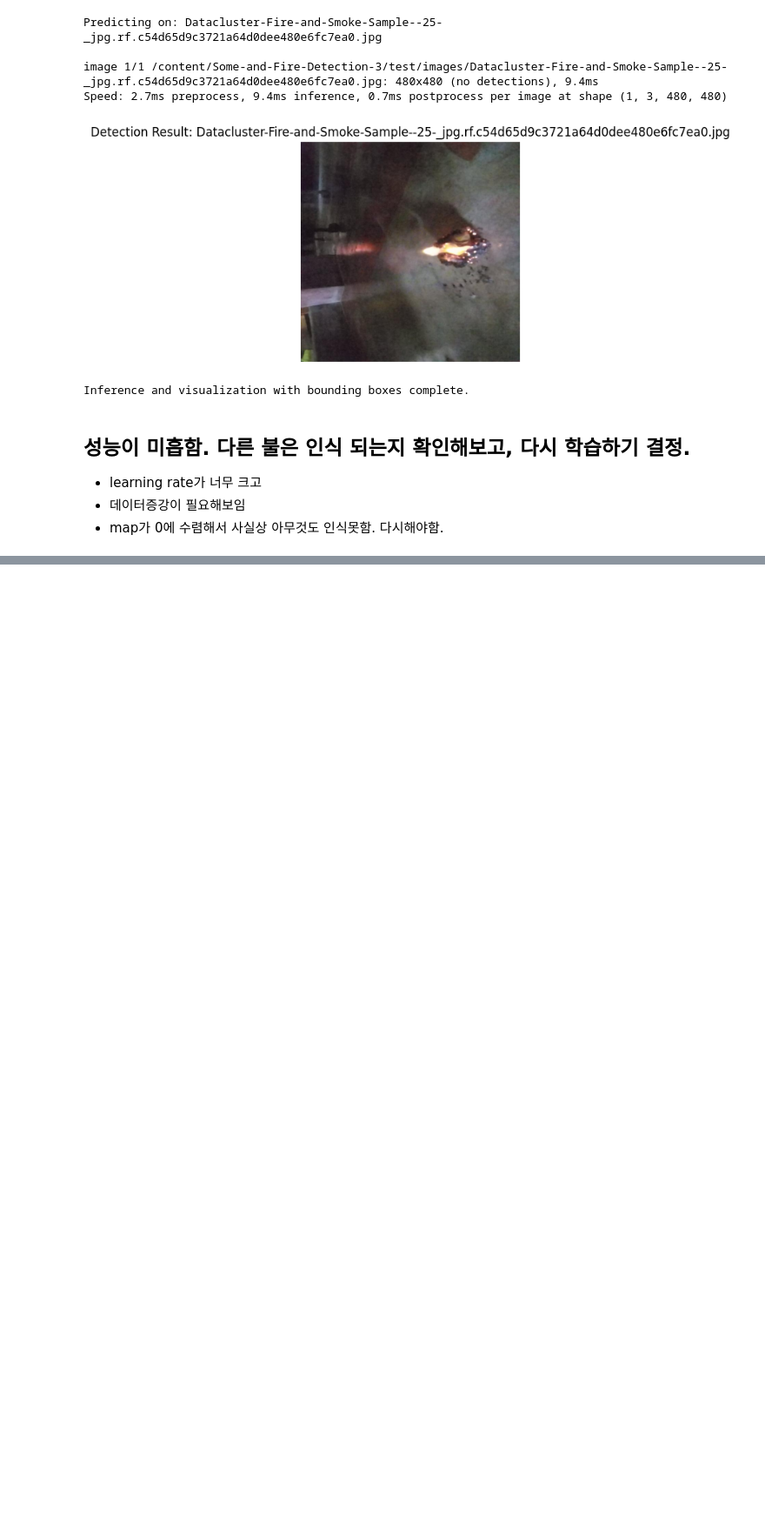
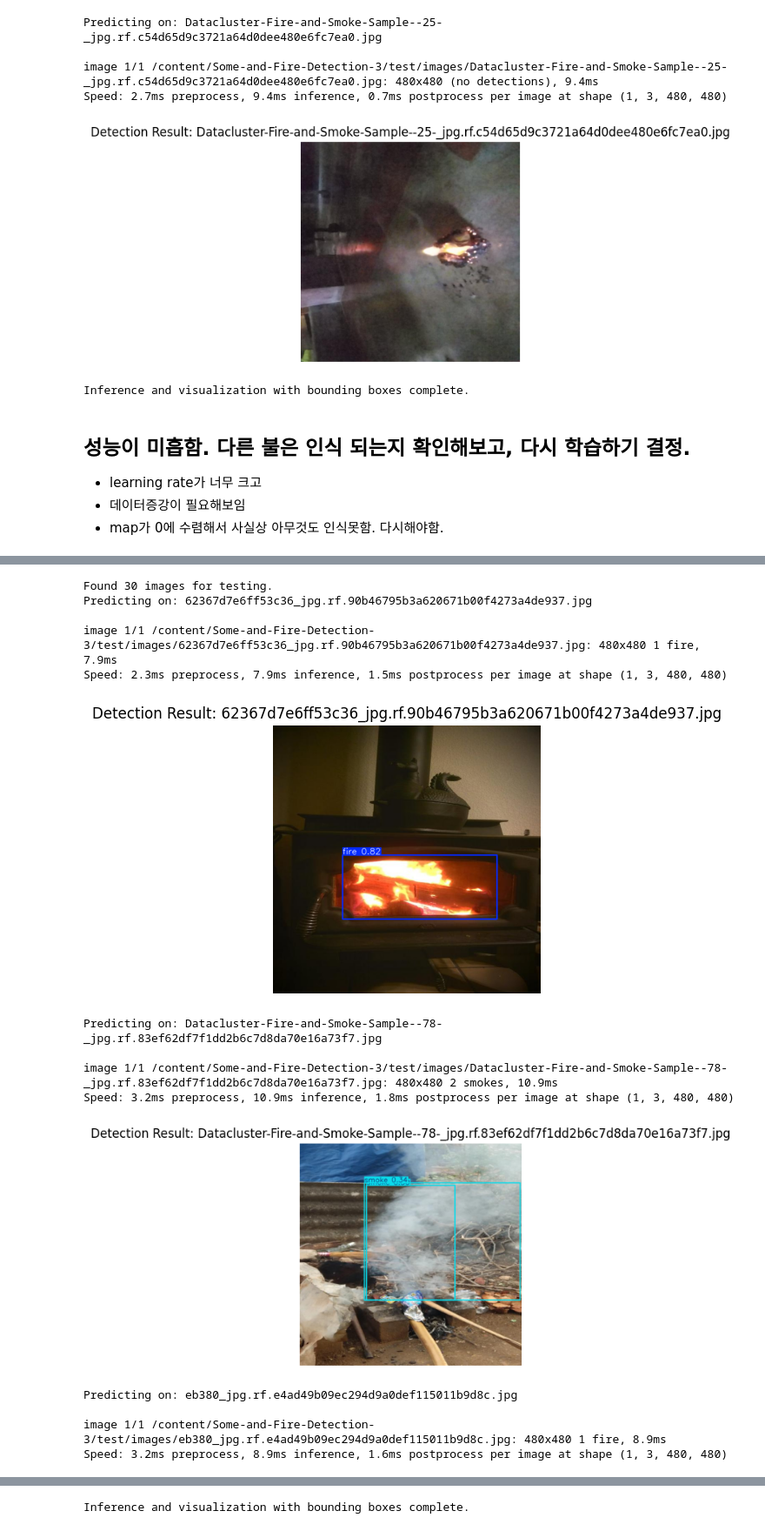
Before and after one commit to junsu122/Engineering_industry_contest_2026_computer_visoin, a Jupyter notebook: 화재감지_시스템_코드_수정중.ipynb, the cells around one changed output, grey strips where cells are left out. Shown at 87% size. Saved outputs shown, nothing was run; the diff lists cells and outputs as text; code cells hidden in the pictures; blank space fills up the shorter version.

```diff
--- a/화재감지_시스템_코드_수정중.ipynb
+++ b/화재감지_시스템_코드_수정중.ipynb
@@ -235,0 +327,75 @@ Inference and visualization with bounding boxes complete.
+# %%
+import cv2
+import glob
+import os
+import matplotlib.pyplot as plt
+from ultralytics import YOLO
+from pylab import rcParams
+
+# 1. 그래프 크기 설정 (코랩 화면에 크게 보이게)
+rcParams['figure.figsize'] = 4,4
+
+# 2. 학습된 베스트 모델 불러오기
+# 학습 결과 폴더 내 weights/best.pt 파일 경로를 정확히 입력하세요.
+model_path = '/content/runs/detect/training_results/fire_detection_v1/weights/best.pt'
+model = YOLO(model_path)
+
+# 3. 테스트할 이미지 데이터 경로 설정
+# 테스트용 이미지들이 모여있는 폴더 경로를 입력하세요.
+test_images_dir = '/content/Some-and-Fire-Detection-3/test/images'
+
+# 폴더 내 이미지 파일 목록 가져오기 (jpg, png 등)
+image_files = glob.glob(os.path.join(test_images_dir, '*.jpg')) + \
+              glob.glob(os.path.join(test_images_dir, '*.png'))
+
+# 테스트 이미지가 없는 경우 예외 처리
+if not image_files:
+    print(f"Error: No images found in {test_images_dir}")
+else:
+    print(f"Found {len(image_files)} images for testing.")
+
+    # 4. 이미지에 대해 예측 수행 및 Bounding Box 시각화
+    # 무작위로 3장만 뽑아서 테스트 (이미지가 많을 경우)
+    import random
+    test_sample = random.sample(image_files, min(3, len(image_files)))
+
+    for img_path in test_sample:
+        print(f"Predicting on: {os.path.basename(img_path)}")
+
+        # 예측 실행 (conf=0.25는 신뢰도 25% 이상만 표시)
+        # Bounding Box 정보를 포함한 결과 객체를 반환받습니다.
+        results = model.predict(source=img_path, conf=0.25)
+
+        # results[0]는 첫 번째 이미지에 대한 결과입니다.
+        result = results[0]
+
+        # 5. Ultralytics의 plot() 기능을 사용하여 Bounding Box가 그려진 이미지 생성
+        # plot() 함수는 Bounding Box, 라벨, 신뢰도를 모두 포함한 이미지를 반환합니다.
+        annotated_frame = result.plot()
+
+        # 6. OpenCV 이미지를 Matplotlib 형식으로 변환 (BGR -> RGB)
+        annotated_frame_rgb = cv2.cvtColor(annotated_frame, cv2.COLOR_BGR2RGB)
+
+        # 7. 코랩 화면에 출력
+        plt.imshow(annotated_frame_rgb)
+        plt.title(f"Detection Result: {os.path.basename(img_path)}")
+        plt.axis('off') # 축 숨기기
+        plt.show()
+
+print("Inference and visualization with bounding boxes complete.")
+# %% [output]
+Found 30 images for testing.
+Predicting on: 62367d7e6ff53c36_jpg.rf.90b46795b3a620671b00f4273a4de937.jpg
+
+image 1/1 /content/Some-and-Fire-Detection-3/test/images/62367d7e6ff53c36_jpg.rf.90b46795b3a620671b00f4273a4de937.jpg: 480x480 1 fire, 7.9ms
+Speed: 2.3ms preprocess, 7.9ms inference, 1.5ms postprocess per image at shape (1, 3, 480, 480)
+[figure, added]
+Predicting on: Datacluster-Fire-and-Smoke-Sample--78-_jpg.rf.83ef62df7f1dd2b6c7d8da70e16a73f7.jpg
+
+image 1/1 /content/Some-and-Fire-Detection-3/test/images/Datacluster-Fire-and-Smoke-Sample--78-_jpg.rf.83ef62df7f1dd2b6c7d8da70e16a73f7.jpg: 480x480 2 smokes, 10.9ms
+Speed: 3.2ms preprocess, 10.9ms inference, 1.8ms postprocess per image at shape (1, 3, 480, 480)
+[figure, added]
+Predicting on: eb380_jpg.rf.e4ad49b09ec294d9a0def115011b9d8c.jpg
+
+image 1/1 /content/Some-and-Fire-Detection-3/test/images/eb380_jpg.rf.e4ad49b09ec294d9a0def115011b9d8c.jpg: 480x480 1 fire, 8.9ms
+Speed: 3.2ms preprocess, 8.9ms inference, 1.6ms postprocess per image at shape (1, 3, 480, 480)
@@ -235,0 +403 @@ Inference and visualization with bounding boxes complete.
+Inference and visualization with bounding boxes complete.
```
Also changed, not shown: parts of 7 cells of this notebook.
